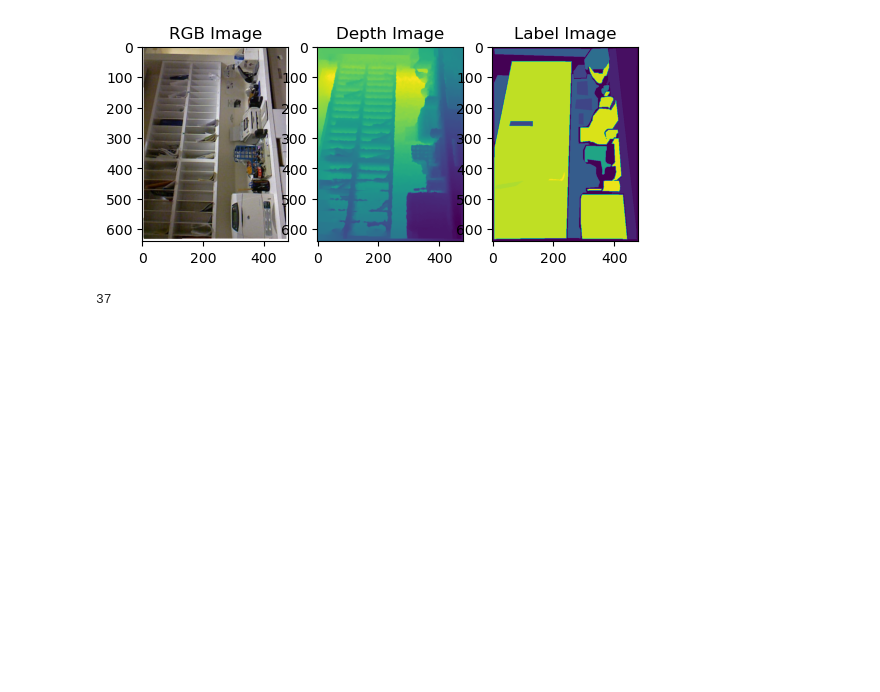
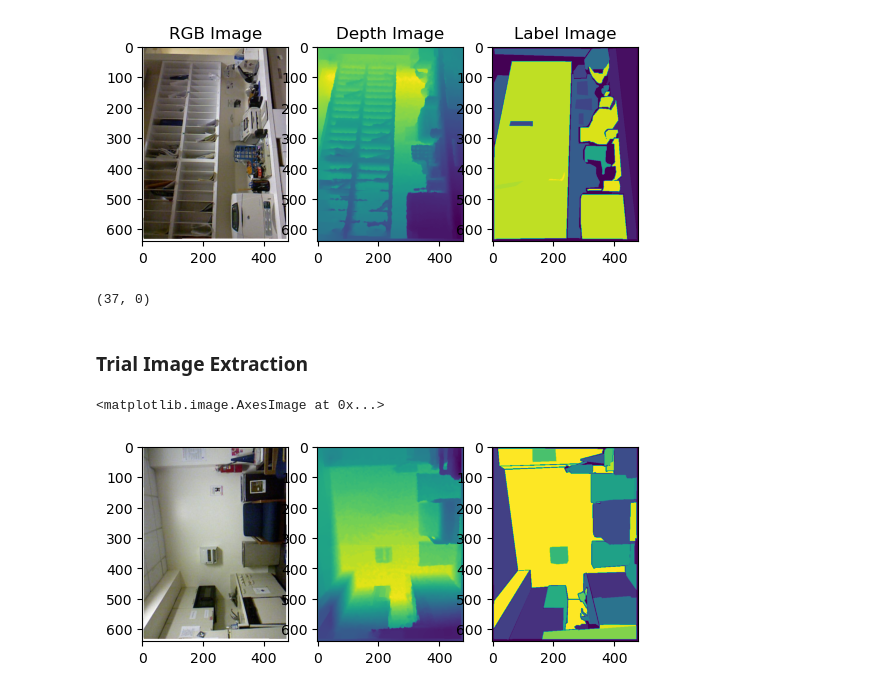
Before and after one commit to AbinashChetia/emanet4rgbd, a Jupyter notebook: notebook.ipynb, the cells around one changed output. Saved outputs shown, nothing was run; the diff lists cells and outputs as text; code cells hidden in the pictures; blank space fills up the shorter version.

```diff
--- a/notebook.ipynb
+++ b/notebook.ipynb
@@ -203,6 +203,29 @@ plt.show()
 [figure]
 [figure]
 # %%
-nyu_depth_v2_labeled_data['labels'][3].max()
+nyu_depth_v2_labeled_data['labels'][3].max(), nyu_depth_v2_labeled_data['labels'][3].min()
 # %% [output]
-37
+(37, 0)
+# %% [markdown]
+### Trial Image Extraction
+# %%
+output_file_name = 'trial_img.npy'
+trial_img = {
+    'rgb': nyu_depth_v2_labeled_data['images'][0].T,
+    'depth': nyu_depth_v2_labeled_data['depths'][0].T,
+    'label': nyu_depth_v2_labeled_data['labels'][0].T
+}
+np.save(output_file_name, trial_img)
+# %%
+img = np.load(output_file_name, allow_pickle=True)
+# %%
+plt.figure()
+plt.subplot(1, 3, 1)
+plt.imshow(img.item()['rgb'])
+plt.subplot(1, 3, 2)
+plt.imshow(img.item()['depth'])
+plt.subplot(1, 3, 3)
+plt.imshow(img.item()['label'])
+# %% [output]
+<matplotlib.image.AxesImage at 0x...>
+[figure, added]
```
Also changed, not shown: parts of 4 cells of this notebook, 3 other files.
